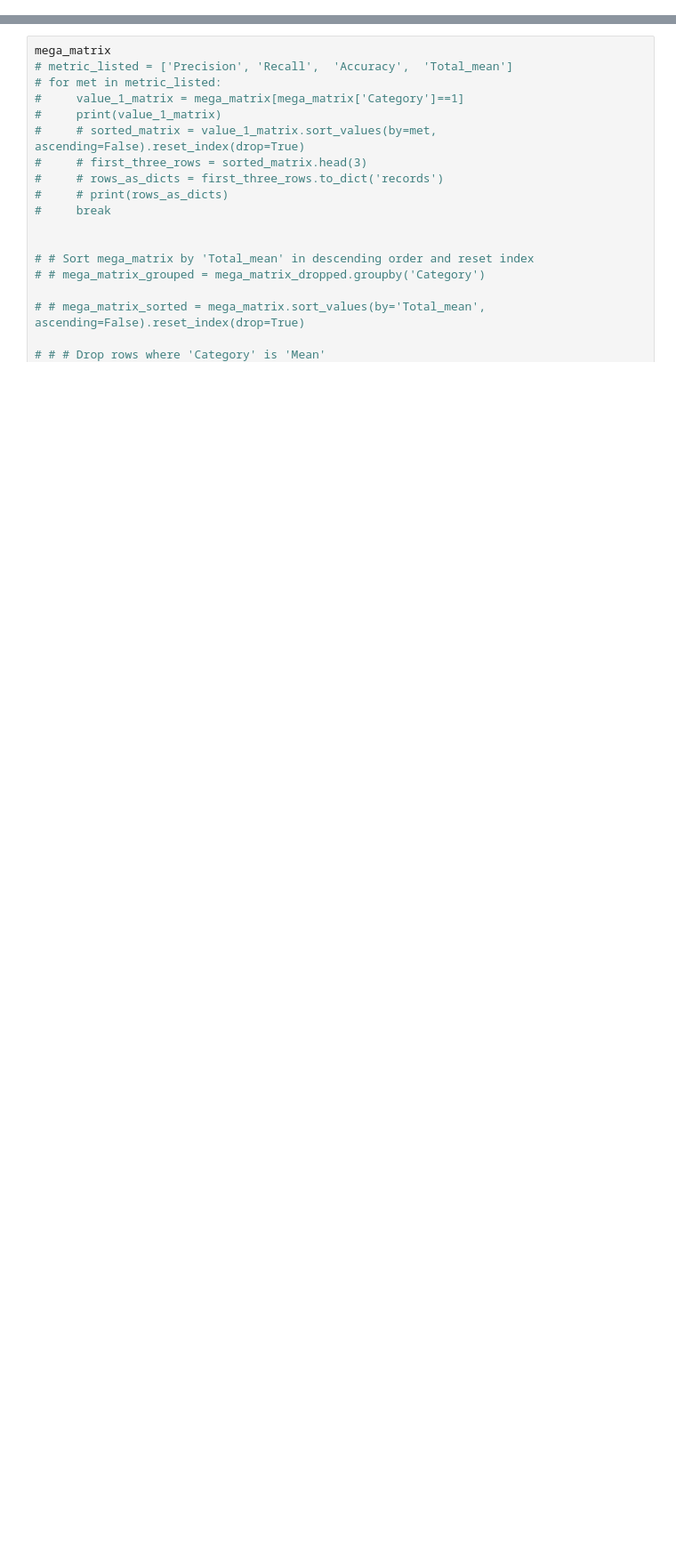
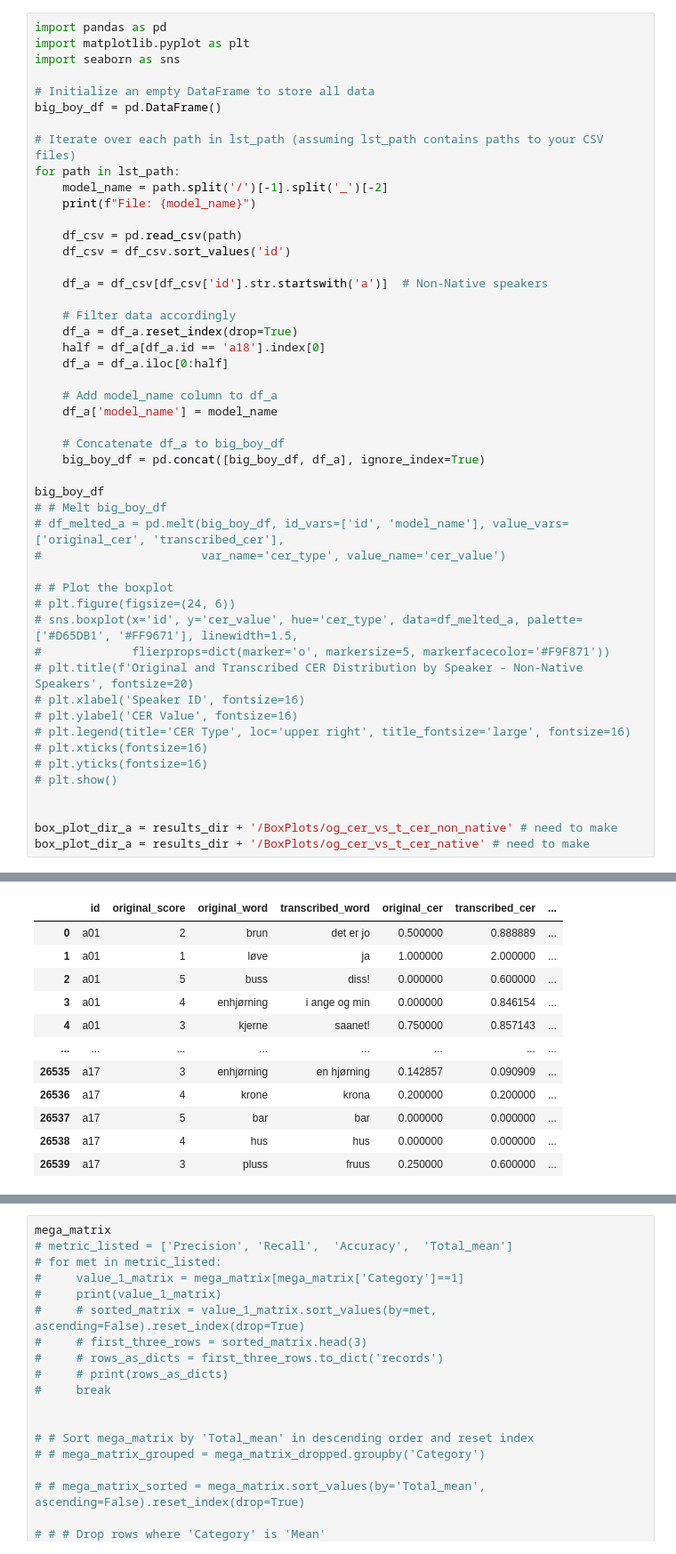
Before and after one commit to amandathunes/master_repo, a Jupyter notebook: Calculate the confusion matrix, accuracy, precision and recall for the given models in a directory.ipynb, the cells around one changed output, grey strips where cells are left out. Shown at 89% size. Drawn from its saved outputs; the diff is of its cells as text; blank space fills up the shorter version.

```diff
--- a/Calculate the confusion matrix, accuracy, precision and recall for the given models in a directory.ipynb
+++ b/Calculate the confusion matrix, accuracy, precision and recall for the given models in a directory.ipynb
@@ -15,0 +258,50 @@ import os
+# %%
+import pandas as pd
+import matplotlib.pyplot as plt
+import seaborn as sns
+
+# Initialize an empty DataFrame to store all data
+big_boy_df = pd.DataFrame()
+
+# Iterate over each path in lst_path (assuming lst_path contains paths to your CSV files)
+for path in lst_path:
+    model_name = path.split('/')[-1].split('_')[-2]
+    print(f"File: {model_name}")
+
+    df_csv = pd.read_csv(path)
+    df_csv = df_csv.sort_values('id')
+
+    df_a = df_csv[df_csv['id'].str.startswith('a')]  # Non-Native speakers
+
+    # Filter data accordingly
+    df_a = df_a.reset_index(drop=True)
+    half = df_a[df_a.id == 'a18'].index[0]
+    df_a = df_a.iloc[0:half]
+
+    # Add model_name column to df_a
+    df_a['model_name'] = model_name
+
+    # Concatenate df_a to big_boy_df
+    big_boy_df = pd.concat([big_boy_df, df_a], ignore_index=True)
+
+big_boy_df
+# # Melt big_boy_df
+# df_melted_a = pd.melt(big_boy_df, id_vars=['id', 'model_name'], value_vars=['original_cer', 'transcribed_cer'],
+#                       var_name='cer_type', value_name='cer_value')
+
+# # Plot the boxplot
+# plt.figure(figsize=(24, 6))
+# sns.boxplot(x='id', y='cer_value', hue='cer_type', data=df_melted_a, palette=['#D65DB1', '#FF9671'], linewidth=1.5,
+#             flierprops=dict(marker='o', markersize=5, markerfacecolor='#F9F871'))
+# plt.title(f'Original and Transcribed CER Distribution by Speaker - Non-Native Speakers', fontsize=20)
+# plt.xlabel('Speaker ID', fontsize=16)
+# plt.ylabel('CER Value', fontsize=16)
+# plt.legend(title='CER Type', loc='upper right', title_fontsize='large', fontsize=16)
+# plt.xticks(fontsize=16)
+# plt.yticks(fontsize=16)
+# plt.show()
+
+
+box_plot_dir_a = results_dir + '/BoxPlots/og_cer_vs_t_cer_non_native' # need to make
+box_plot_dir_a = results_dir + '/BoxPlots/og_cer_vs_t_cer_native' # need to make
+# %% [output]
@@ -15,0 +317,12 @@ import os
+|  | id | original_score | original_word | transcribed_word | original_cer | transcribed_cer | ... |
+| 0 | a01 | 2 | brun | det er jo | 0.500000 | 0.888889 | ... |
+| 1 | a01 | 1 | løve | ja | 1.000000 | 2.000000 | ... |
+| 2 | a01 | 5 | buss | diss! | 0.000000 | 0.600000 | ... |
+| 3 | a01 | 4 | enhjørning | i ange og min | 0.000000 | 0.846154 | ... |
+| 4 | a01 | 3 | kjerne | saanet! | 0.750000 | 0.857143 | ... |
+| ... | ... | ... | ... | ... | ... | ... | ... |
+| 26535 | a17 | 3 | enhjørning | en hjørning | 0.142857 | 0.090909 | ... |
+| 26536 | a17 | 4 | krone | krona | 0.200000 | 0.200000 | ... |
+| 26537 | a17 | 5 | bar | bar | 0.000000 | 0.000000 | ... |
+| 26538 | a17 | 4 | hus | hus | 0.000000 | 0.000000 | ... |
+| 26539 | a17 | 3 | pluss | fruus | 0.250000 | 0.600000 | ... |
```
Also changed, not shown: parts of 20 cells of this notebook, 14 other files.
